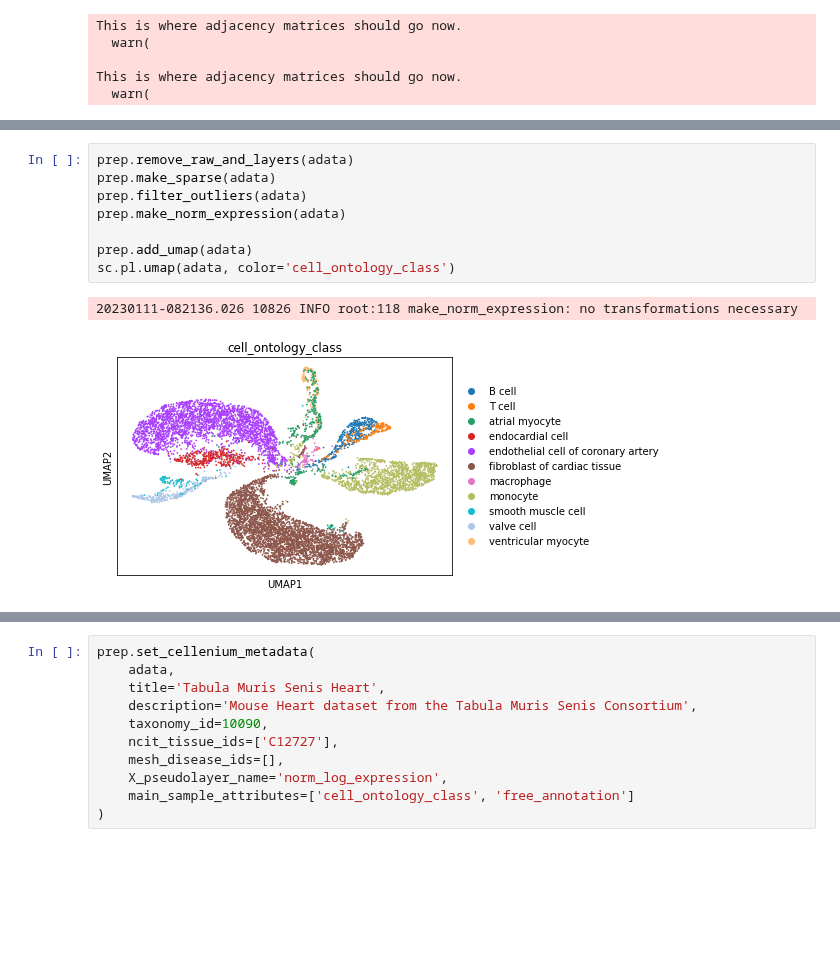
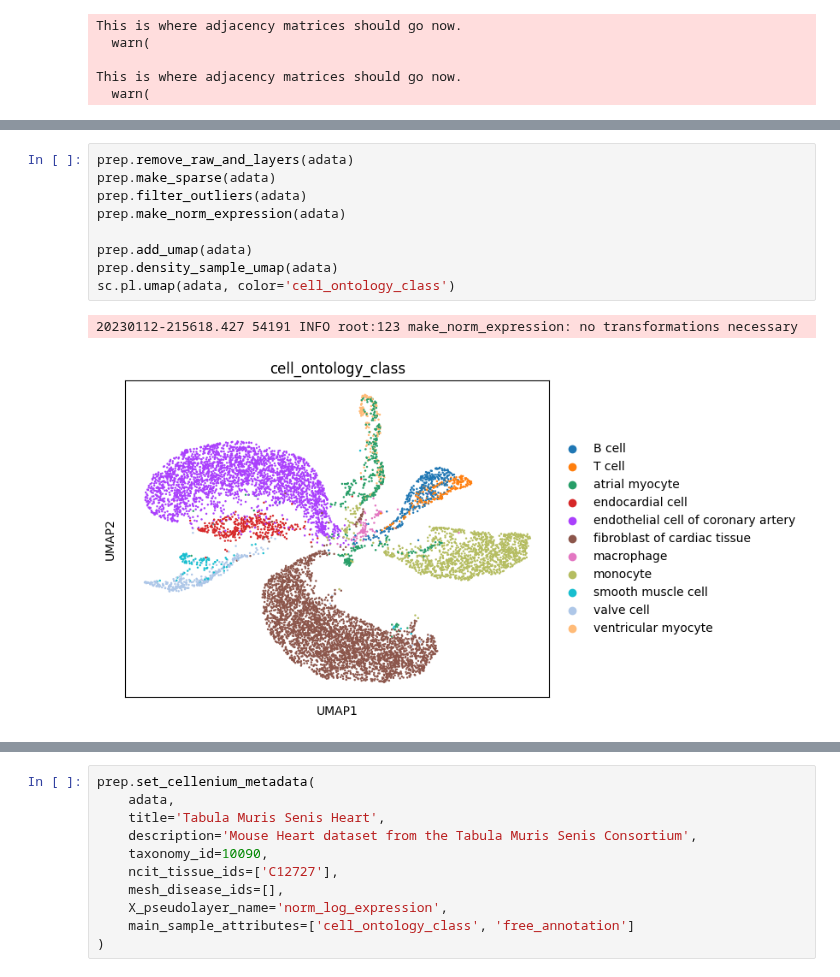
Before and after one commit to Bayer-Group/cellenium, a Jupyter notebook: data_import/public_data/tabula_muris_senis_heart.ipynb, the cells around one changed output, grey strips where cells are left out. Saved outputs shown, nothing was run; the diff lists cells and outputs as text; blank space fills up the shorter version.

Commit message:
added CellO and projection plot downsampling to the studies

```diff
--- a/data_import/public_data/tabula_muris_senis_heart.ipynb
+++ b/data_import/public_data/tabula_muris_senis_heart.ipynb
@@ -77,11 +78,12 @@ With overloaded keys:
 # %%
 prep.remove_raw_and_layers(adata)
 prep.make_sparse(adata)
 prep.filter_outliers(adata)
 prep.make_norm_expression(adata)
 
 prep.add_umap(adata)
+prep.density_sample_umap(adata)
 sc.pl.umap(adata, color='cell_ontology_class')
 # %% [output]
-20230111-082136.026 10826 INFO root:118 make_norm_expression: no transformations necessary
+20230112-215618.427 54191 INFO root:123 make_norm_expression: no transformations necessary
-[figure, old version]
+[figure, new version]
```
Also changed, not shown: parts of 7 cells of this notebook, 3 other files.
